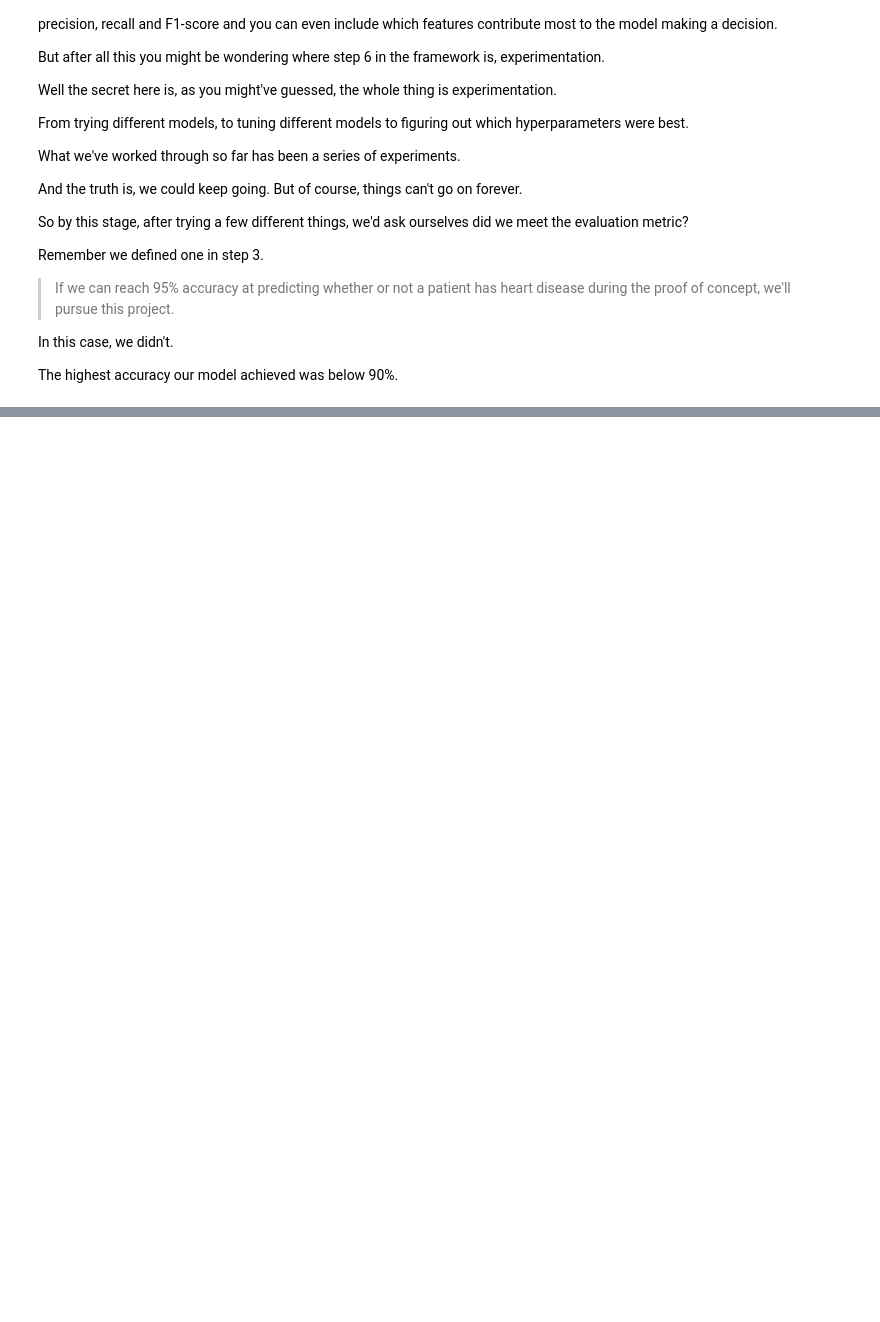
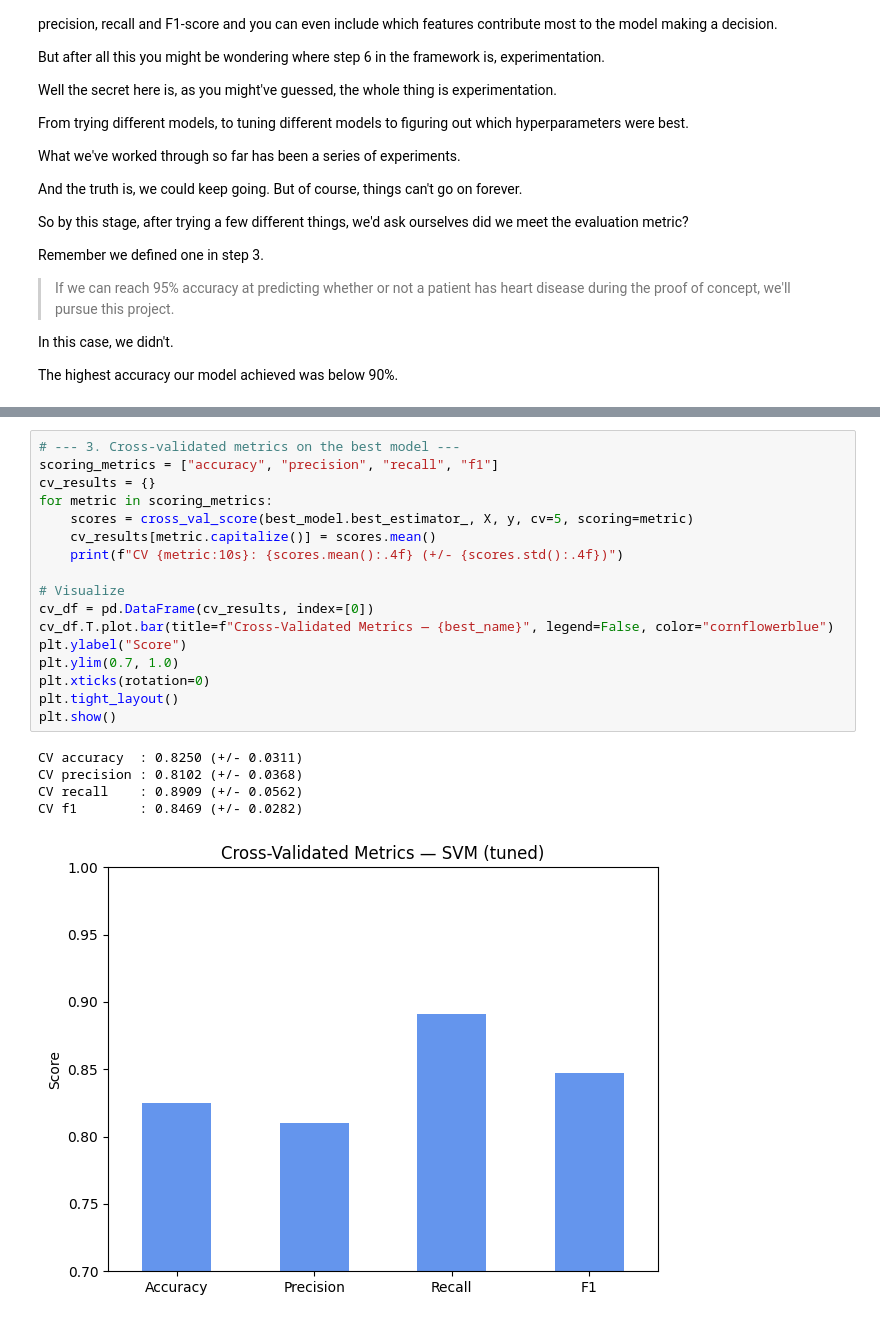
Before and after one commit to techseeko/AAI614_Haidar, a Jupyter notebook: Week-5/Saoud-Notebook5.5.ipynb, the cells around one changed output, grey strips where cells are left out. Drawn from its saved outputs; the diff is of its cells as text; blank space fills up the shorter version.

```diff
--- a/Week-5/Saoud-Notebook5.5.ipynb
+++ b/Week-5/Saoud-Notebook5.5.ipynb
@@ -1429,0 +1620,23 @@ The highest accuracy our model achieved was below 90%.
+# %%
+# --- 3. Cross-validated metrics on the best model ---
+scoring_metrics = ["accuracy", "precision", "recall", "f1"]
+cv_results = {}
+for metric in scoring_metrics:
+    scores = cross_val_score(best_model.best_estimator_, X, y, cv=5, scoring=metric)
+    cv_results[metric.capitalize()] = scores.mean()
+    print(f"CV {metric:10s}: {scores.mean():.4f} (+/- {scores.std():.4f})")
+
+# Visualize
+cv_df = pd.DataFrame(cv_results, index=[0])
+cv_df.T.plot.bar(title=f"Cross-Validated Metrics — {best_name}", legend=False, color="cornflowerblue")
+plt.ylabel("Score")
+plt.ylim(0.7, 1.0)
+plt.xticks(rotation=0)
+plt.tight_layout()
+plt.show()
+# %% [output]
+CV accuracy  : 0.8250 (+/- 0.0311)
+CV precision : 0.8102 (+/- 0.0368)
+CV recall    : 0.8909 (+/- 0.0562)
+CV f1        : 0.8469 (+/- 0.0282)
+[figure, added]
```
Also changed, not shown: parts of 13 cells of this notebook.
